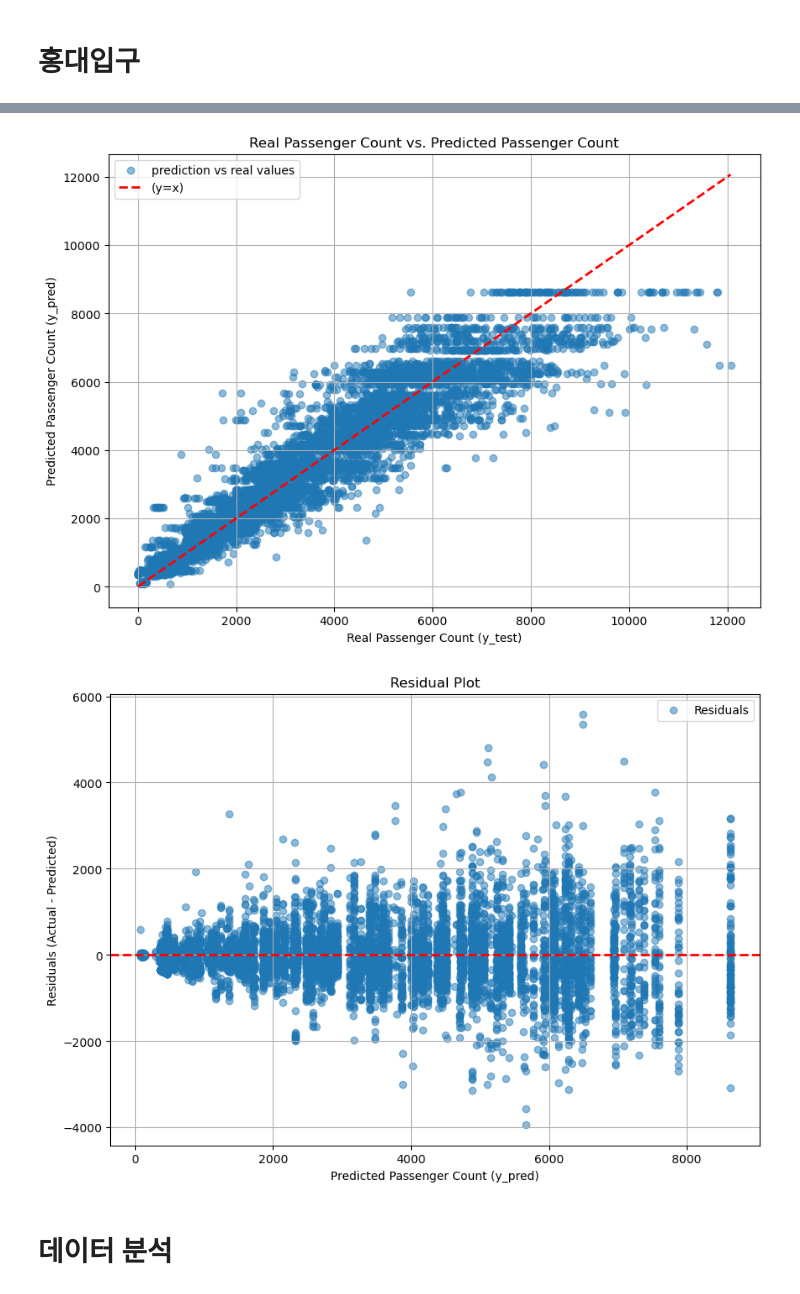
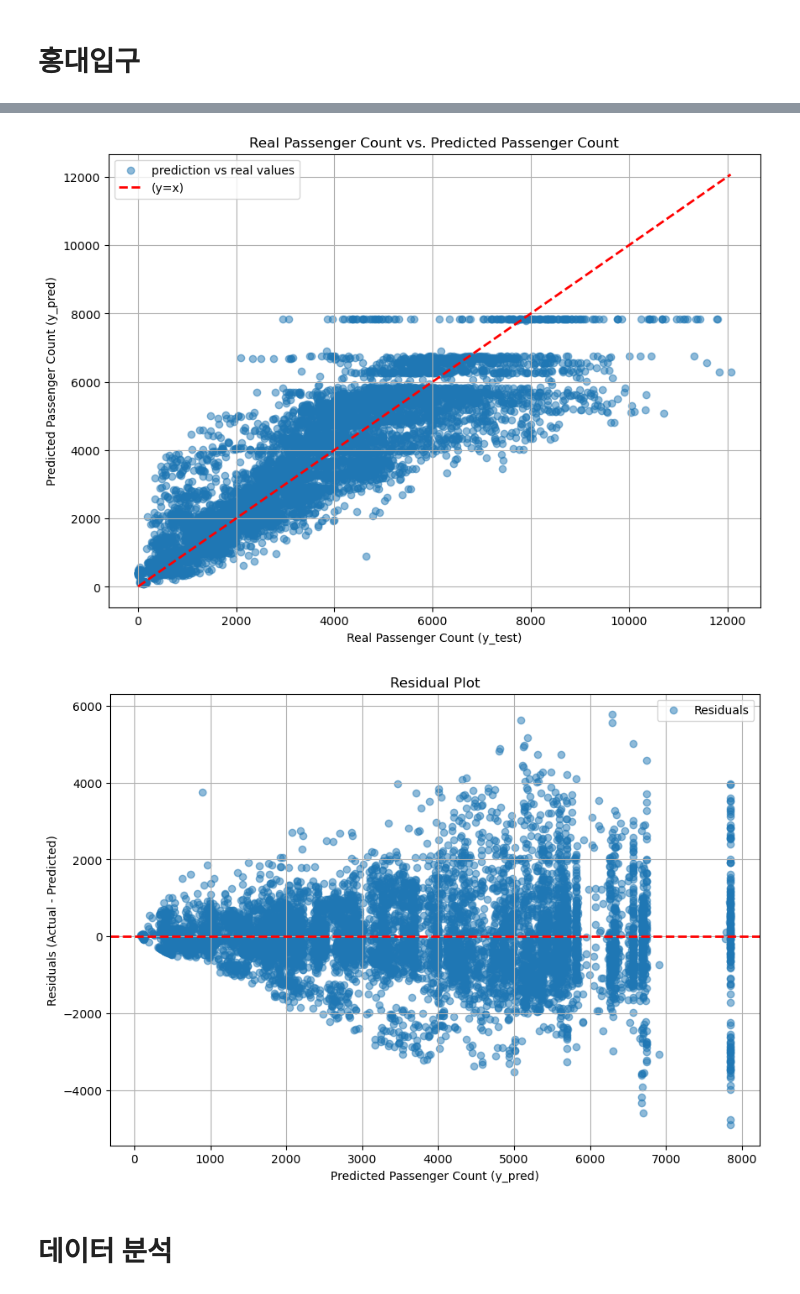
Before and after one commit to john1256/Others, a Jupyter notebook: Data_Science/Project/BigDataproj.ipynb, the cells around one changed output, grey strips where cells are left out. Saved outputs shown, nothing was run; the diff lists cells and outputs as text; code cells hidden in the pictures.

```diff
--- a/Data_Science/Project/BigDataproj.ipynb
+++ b/Data_Science/Project/BigDataproj.ipynb
@@ -692,7 +670,8 @@ df_ml['호선'] = df_ml['호선'].astype('category').cat.codes
 
 # 입력 변수와 출력 변수 지정
 #X = df_ml[['시간', '승하차구분','기온(°C)', '강수량(mm)', '주말', '호선']]
-X = df_ml[['시간', '승하차구분', '주말', '호선']]
+X = df_ml[['시간', '승하차구분','기온(°C)', '강수량(mm)', '호선']]
+#X = df_ml[['시간', '승하차구분', '주말', '호선']]
 y = df_ml['승차인원']
 
 # 학습/테스트 데이터 분할
@@ -817,5 +778,5 @@ See the caveats in the documentation: https://pandas.pydata.org/pandas-docs/stab
-[figure, old version]
+[figure, new version]
-[figure, old version]
+[figure, new version]
 # %% [markdown]
 # 데이터 분석
 # %%
```
Also changed, not shown: parts of 9 cells of this notebook, 1 other file.
